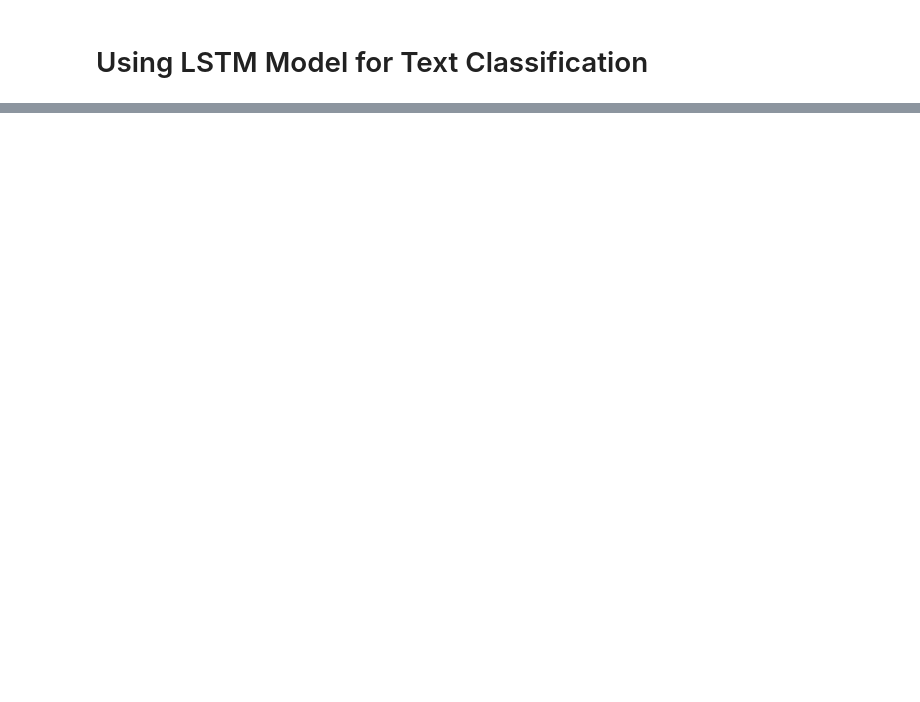
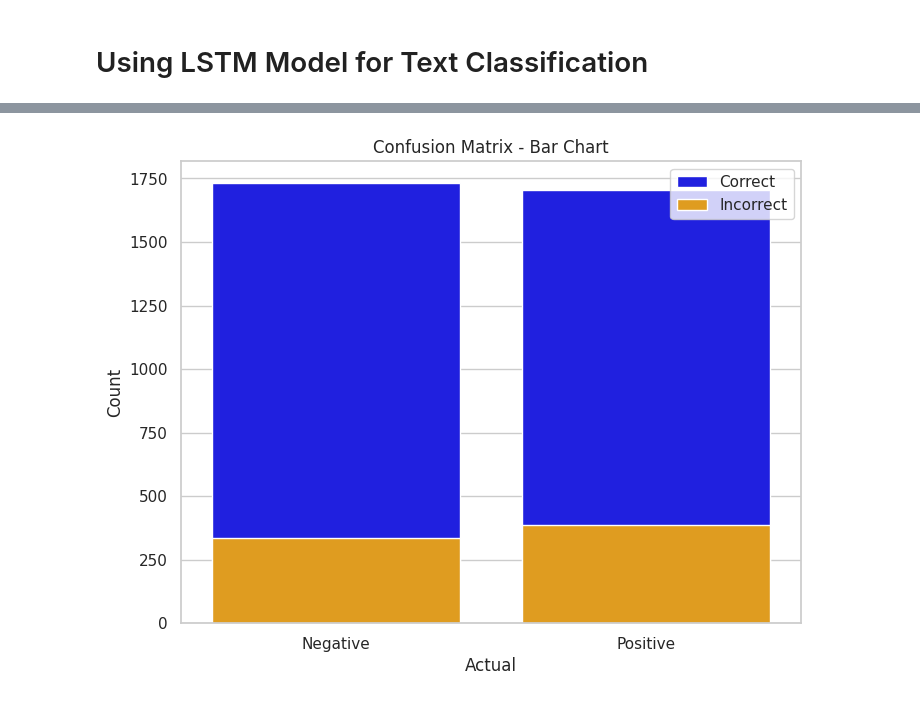
Before and after one commit to Francisroyce/Data-Science-ProjectPortfolio, a Jupyter notebook: fake_news_detection_tensorflow.ipynb, the cells around one changed output, grey strips where cells are left out. Cells and saved outputs as stored; diff of their text form; code cells hidden in the pictures; blank space fills up the shorter version.

```diff
--- a/fake_news_detection_tensorflow.ipynb
+++ b/fake_news_detection_tensorflow.ipynb
@@ -612,0 +805,16 @@ F1 Score:  0.8894360994828859
+# %%
+# Generate confusion matrix
+cm = confusion_matrix(y_test, y_pred)
+
+# Visualize confusion matrix as a bar chart
+plt.figure(figsize=(8, 6))
+sns.set(style="whitegrid")
+sns.barplot(x=["Negative", "Positive"], y=[cm[0, 0], cm[1, 1]], color="blue", label="Correct")
+sns.barplot(x=["Negative", "Positive"], y=[cm[0, 1], cm[1, 0]], color="orange", label="Incorrect")
+plt.title("Confusion Matrix - Bar Chart")
+plt.xlabel("Actual")
+plt.ylabel("Count")
+plt.legend()
+plt.show()
+# %% [output]
+[figure, added]
```
Also changed, not shown: parts of 29 cells of this notebook.
